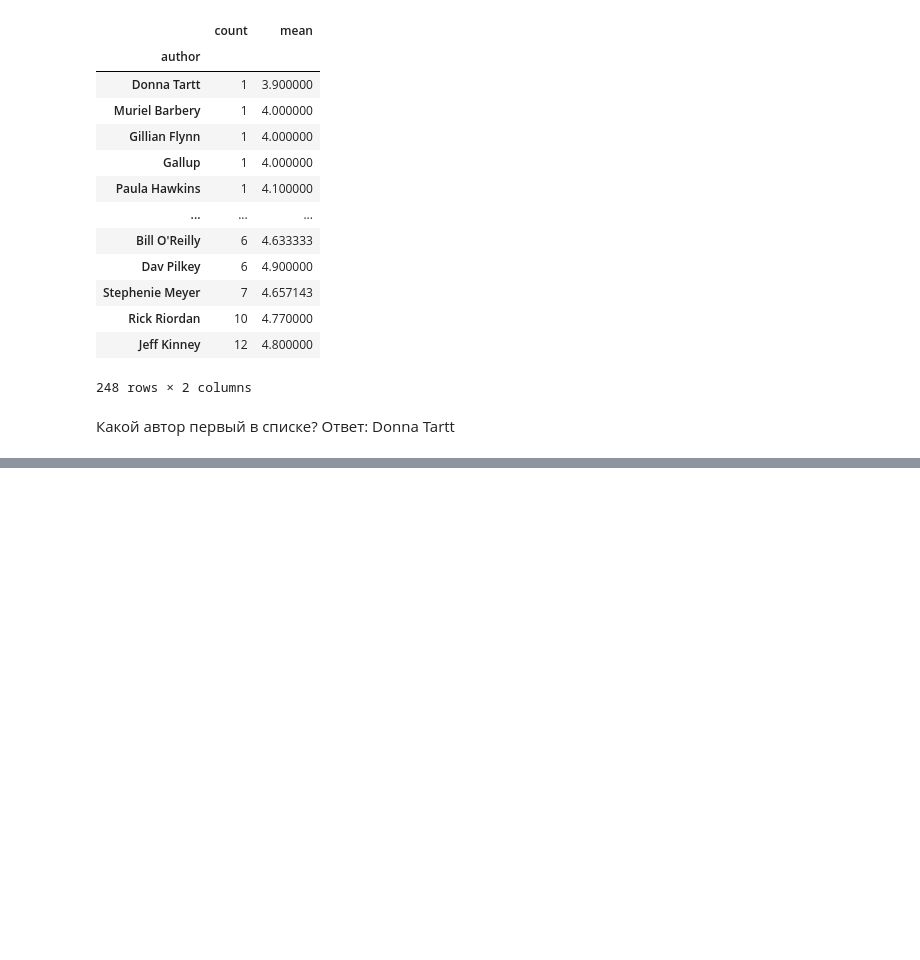
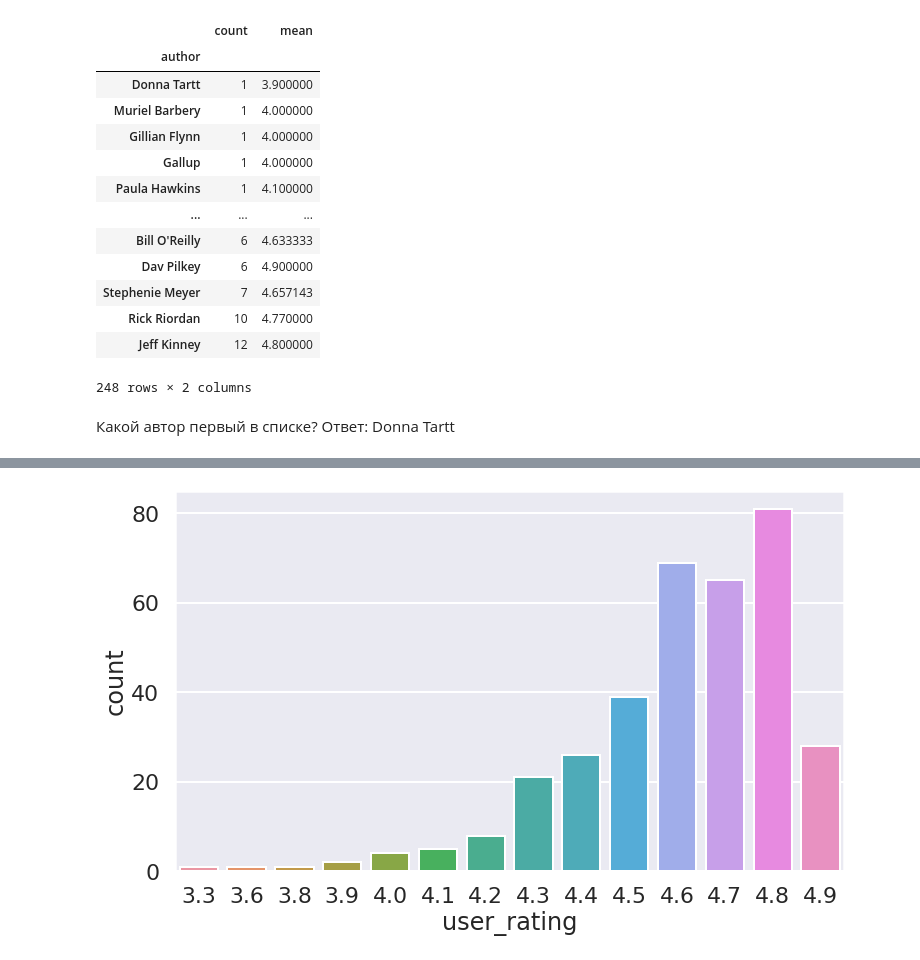
Before and after one commit to PavelStelmakhV/hw303-data-visualization, a Jupyter notebook: Hw2.3.ipynb, the cells around one changed output, grey strips where cells are left out. Drawn from its saved outputs; the diff is of its cells as text; code cells hidden in the pictures; blank space fills up the shorter version.

```diff
--- a/Hw2.3.ipynb
+++ b/Hw2.3.ipynb
@@ -253,0 +266,9 @@ df_concat.sort_values(by=['count', 'mean'])
+# %%
+df_no_duplicated = df.loc[~df.duplicated(subset=['name'])].copy()
+plt.figure(figsize = (12,7))
+sns.set_context("poster")
+sns.set_style("darkgrid")
+sns.countplot(x='user_rating', data=df_no_duplicated)
+plt.show()
+# %% [output]
+[figure, added]
```
Also changed, not shown: parts of 5 cells of this notebook.
